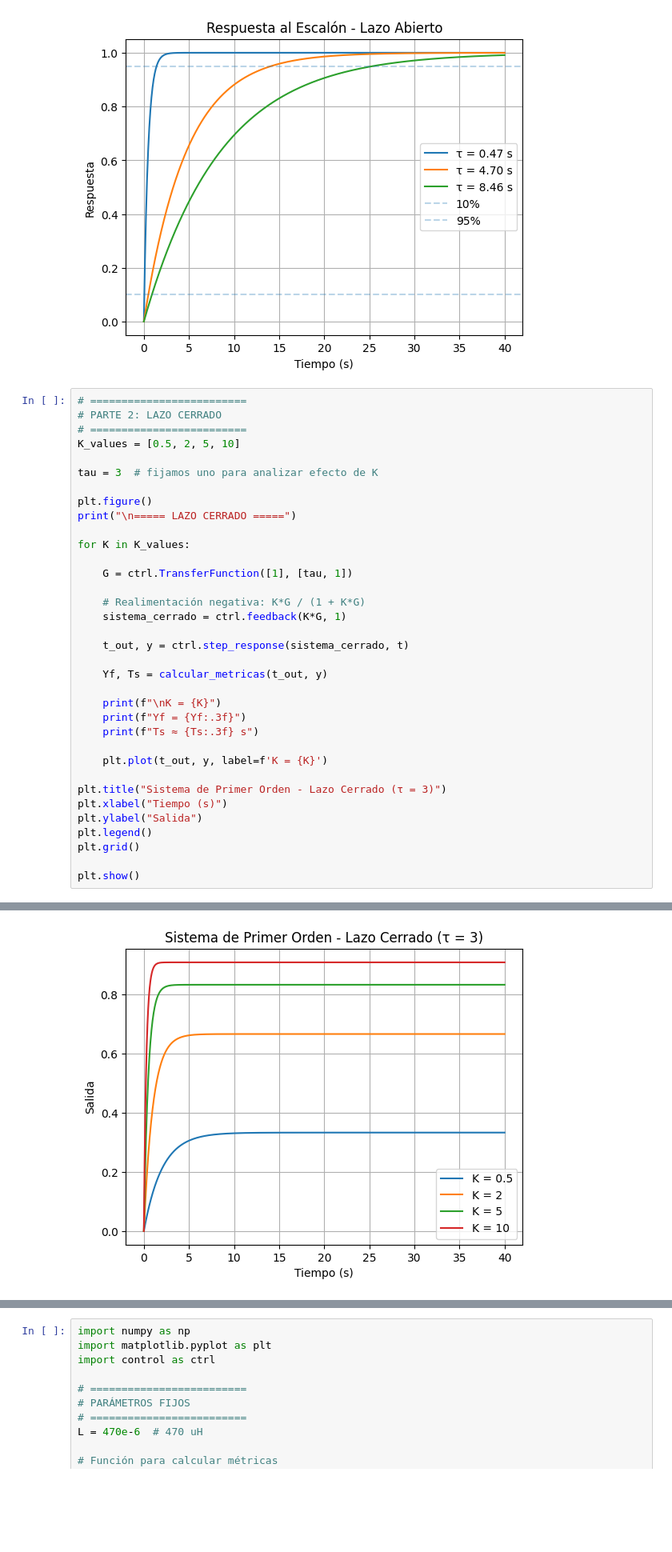
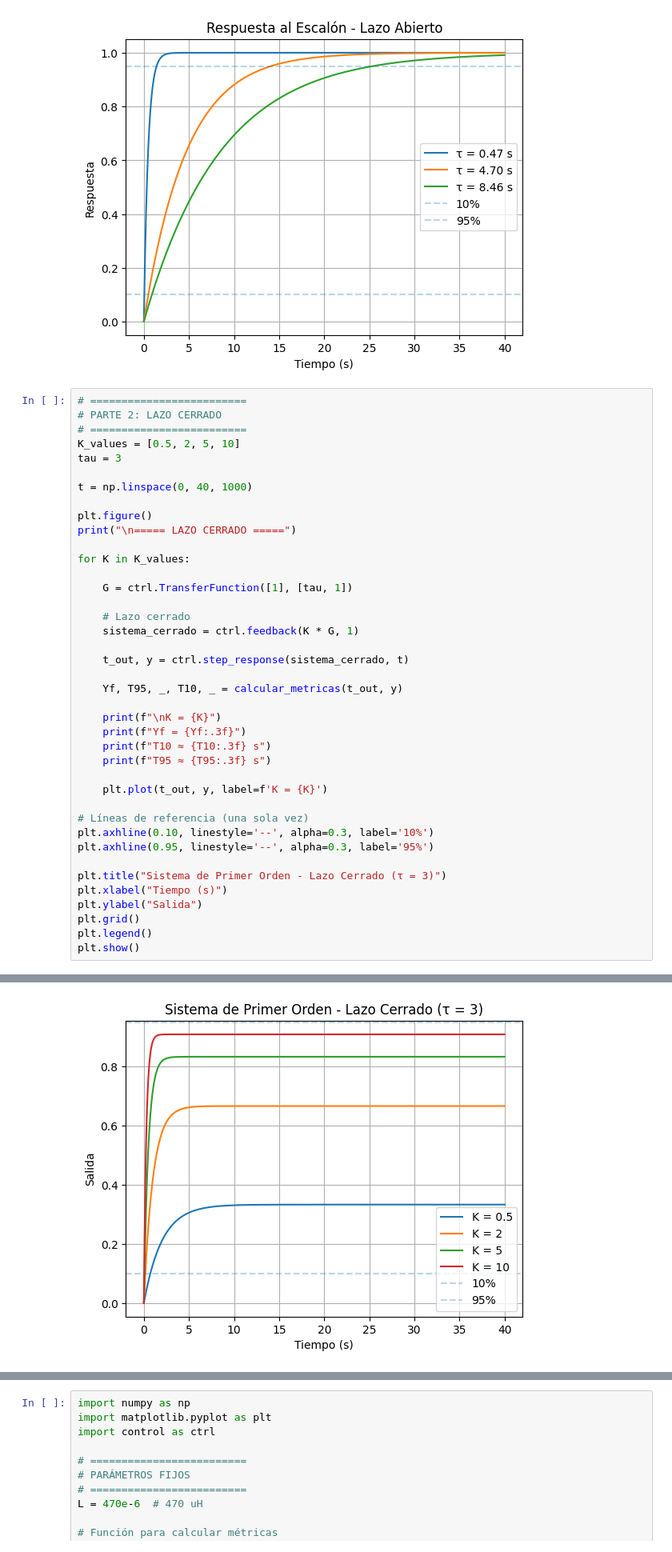
Before and after one commit to juandiego2205/Repository_lab_control, a Jupyter notebook: Code_Practica_2_RespuestaTemporal.ipynb, the cells around one changed output, grey strips where cells are left out. Shown at 80% size. Cells and saved outputs as stored; diff of their text form; blank space fills up the shorter version.

```diff
--- a/Code_Practica_2_RespuestaTemporal.ipynb
+++ b/Code_Practica_2_RespuestaTemporal.ipynb
@@ -196,8 +196,9 @@ plt.show()
 # PARTE 2: LAZO CERRADO
 # =========================
 K_values = [0.5, 2, 5, 10]
+tau = 3
 
-tau = 3  # fijamos uno para analizar efecto de K
+t = np.linspace(0, 40, 1000)
 
 plt.figure()
 print("\n===== LAZO CERRADO =====")
@@ -206,25 +207,29 @@ for K in K_values:
 
     G = ctrl.TransferFunction([1], [tau, 1])
 
-    # Realimentación negativa: K*G / (1 + K*G)
-    sistema_cerrado = ctrl.feedback(K*G, 1)
+    # Lazo cerrado
+    sistema_cerrado = ctrl.feedback(K * G, 1)
 
     t_out, y = ctrl.step_response(sistema_cerrado, t)
 
-    Yf, Ts = calcular_metricas(t_out, y)
+    Yf, T95, _, T10, _ = calcular_metricas(t_out, y)
 
     print(f"\nK = {K}")
     print(f"Yf = {Yf:.3f}")
-    print(f"Ts ≈ {Ts:.3f} s")
+    print(f"T10 ≈ {T10:.3f} s")
+    print(f"T95 ≈ {T95:.3f} s")
 
     plt.plot(t_out, y, label=f'K = {K}')
+
+# Líneas de referencia (una sola vez)
+plt.axhline(0.10, linestyle='--', alpha=0.3, label='10%')
+plt.axhline(0.95, linestyle='--', alpha=0.3, label='95%')
 
 plt.title("Sistema de Primer Orden - Lazo Cerrado (τ = 3)")
 plt.xlabel("Tiempo (s)")
 plt.ylabel("Salida")
+plt.grid()
 plt.legend()
-plt.grid()
-
 plt.show()
 # %% [output]
 ===== LAZO CERRADO =====
@@ -247 +252 @@ Ts ≈ 0.801 s
-[figure, old version]
+[figure, new version]
```
Also changed, not shown: parts of 2 cells of this notebook.
